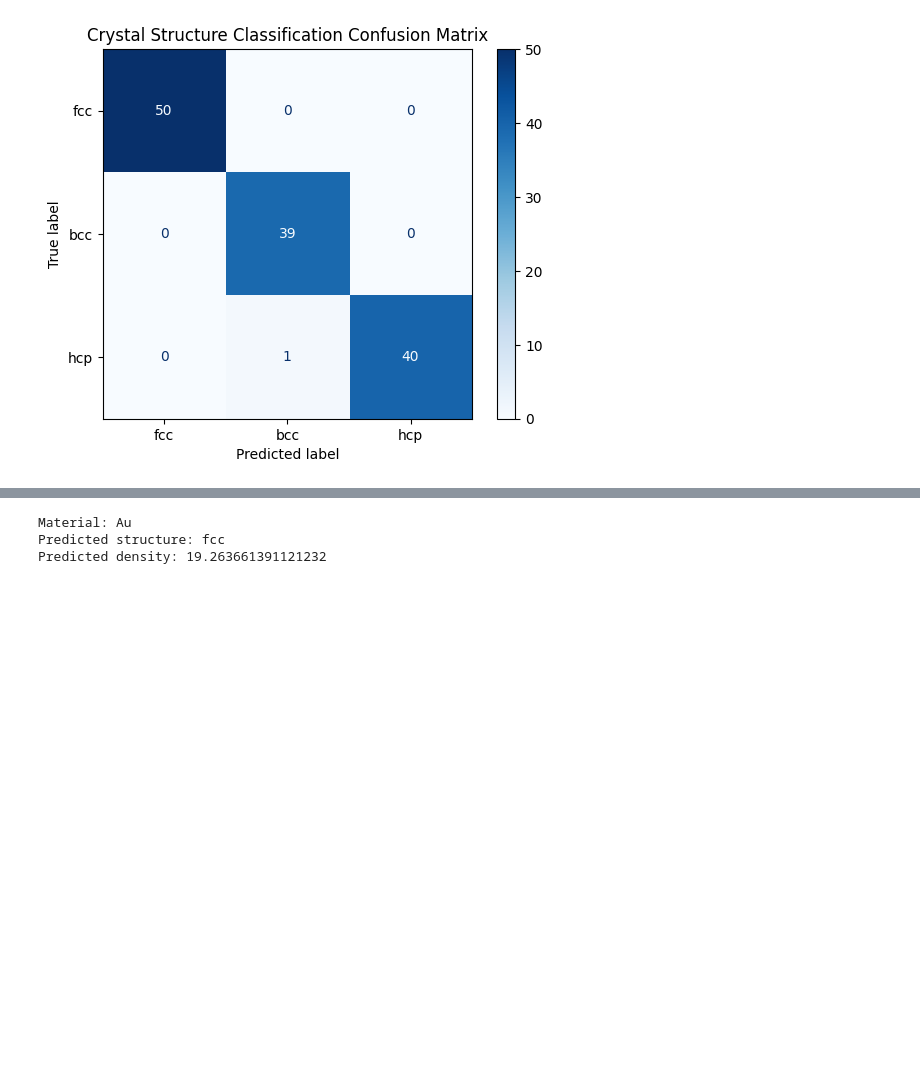
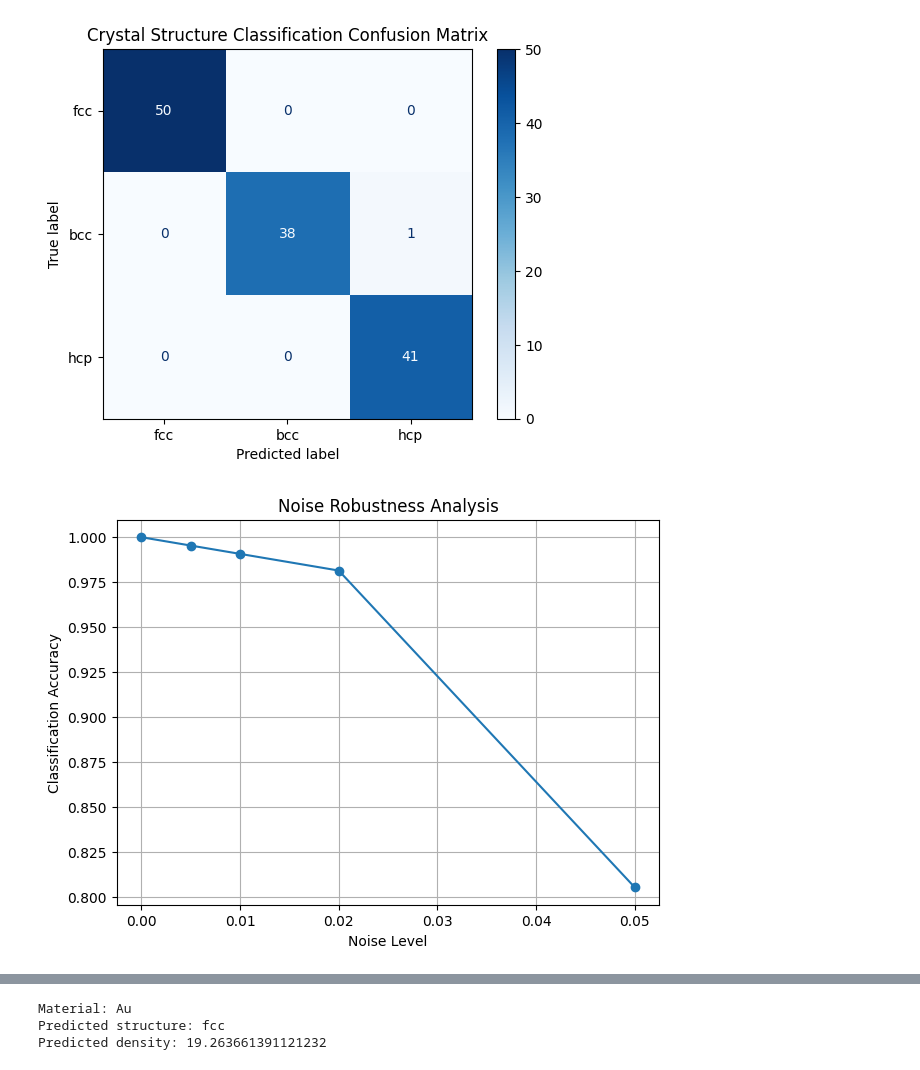
Before and after one commit to aarav06-bit/CS131_release, a Jupyter notebook: spring_2026/crystal_density_classification/crystal_density_calculation.ipynb, the cells around one changed output, grey strips where cells are left out. Saved outputs shown, nothing was run; the diff lists cells and outputs as text; code cells hidden in the pictures; blank space fills up the shorter version.

```diff
--- a/spring_2026/crystal_density_classification/crystal_density_calculation.ipynb
+++ b/spring_2026/crystal_density_classification/crystal_density_calculation.ipynb
@@ -398,7 +398,7 @@ for idx in range(len(metadata_df)):
         continue
 
     angles_sorted = np.sort(angles)
-    angular_diffs = np.diff(angles_sorted)
+    angular_diffs = np.diff(np.concatenate([angles_sorted, [angles_sorted[0] + 360]]))
 
     angular_feature_data.append({
         'filename': filename,
@@ -512,0 +511,67 @@ plt.show()
+# %%
+#Noise Robustness Analysis
+noise_levels = [0.0, 0.005, 0.01, 0.02, 0.05]
+noise_accuracies = []
+for noise_level in noise_levels:
+    test_feature_data = []
+    for material in MATERIALS:
+        for rotation in range(0, 180, 15):
+            image = generate_crystal_image(material, rotation_angle=rotation, noise_level=noise_level)
+            fft = np.fft.fftshift(np.fft.fft2(image))
+            magnitude = np.log(np.abs(fft) + 1)
+            response = harris_corners(magnitude, window_size=3, k=0.04)
+            coordinates = corner_peaks(response, threshold_rel=0.05, exclude_border=8, num_peaks=20)
+            center_y = magnitude.shape[0] // 2
+            center_x = magnitude.shape[1] // 2
+            distances = []
+            for coord in coordinates:
+                y, x = coord
+                if abs(x - center_x) < 5 and abs(y - center_y) < 5:
+                    continue
+                distance = np.sqrt((x - center_x)**2 + (y - center_y)**2)
+                distances.append(distance)
+            distances = np.array(distances)
+            if len(distances) == 0:
+                continue
+            angles = []
+            for coord in coordinates:
+                y, x = coord
+                if abs(x - center_x) < 5 and abs(y - center_y) < 5:
+                    continue
+                angle = np.degrees(np.arctan2(y - center_y, x - center_x)) % 360
+                angles.append(angle)
+
+            angles = np.array(angles)
+
+            if len(angles) < 2:
+                continue
+
+            angles_sorted = np.sort(angles)
+            angular_diffs = np.diff(np.concatenate([angles_sorted, [angles_sorted[0] + 360]]))
+            test_feature_data.append({
+                'mean_distance': np.mean(distances),
+                'std_distance': np.std(distances),
+                'min_distance': np.min(distances),
+                'max_distance': np.max(distances),
+                'num_peaks': len(distances),
+                'mean_angular_diff': np.mean(angular_diffs),
+                'std_angular_diff': np.std(angular_diffs),
+                'structure': material['structure']
+            })
+
+    robustness_df = pd.DataFrame(test_feature_data)
+    X_noise = robustness_df[['mean_distance', 'std_distance', 'min_distance', 'max_distance', 'num_peaks', 'mean_angular_diff', 'std_angular_diff']]
+    y_noise = robustness_df['structure']
+    predictions = classifier.predict(X_noise)
+    accuracy = np.mean(predictions == y_noise)
+    noise_accuracies.append(accuracy)
+
+plt.figure(figsize=(7,5))
+plt.plot(noise_levels, noise_accuracies, marker='o')
+plt.xlabel("Noise Level")
+plt.ylabel("Classification Accuracy")
+plt.title("Noise Robustness Analysis")
+plt.grid()
+plt.show()
+# %% [output]
+[figure, added]
```
Also changed, not shown: parts of 11 cells of this notebook.
